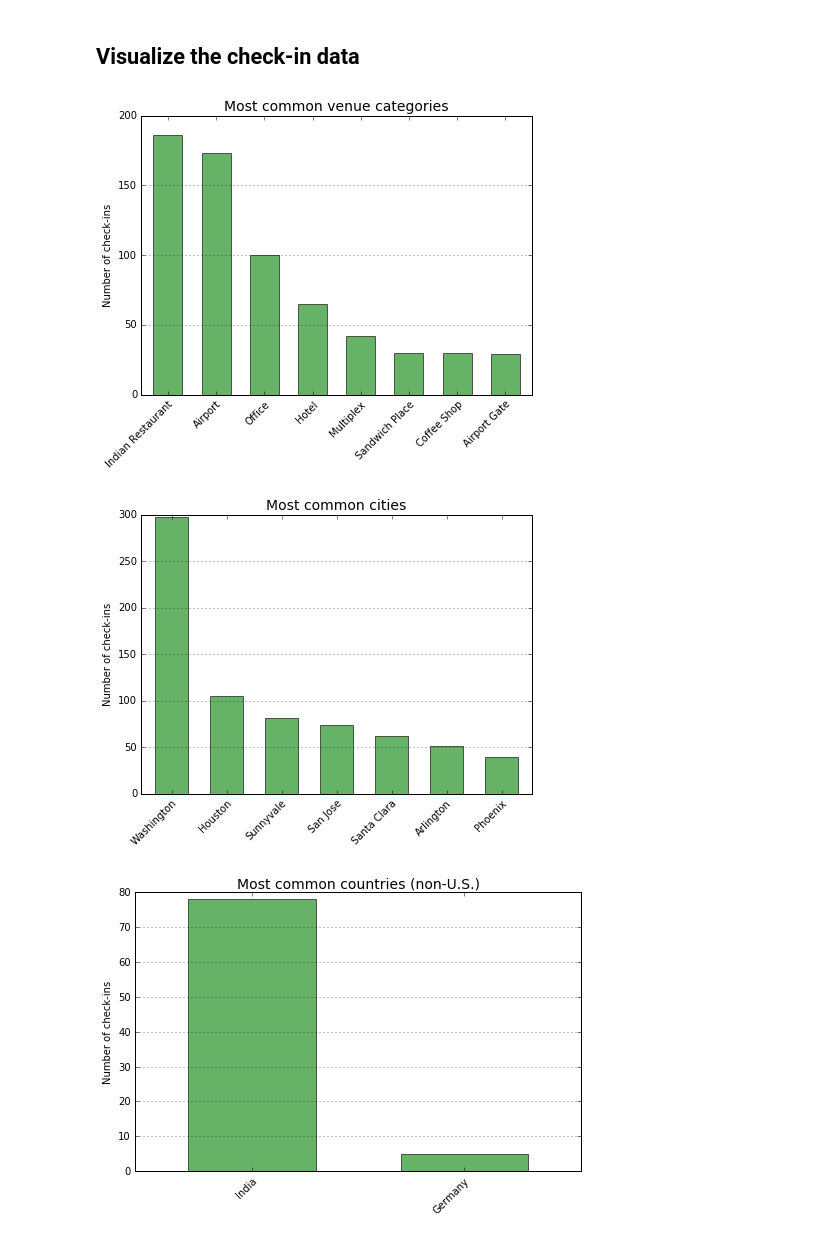
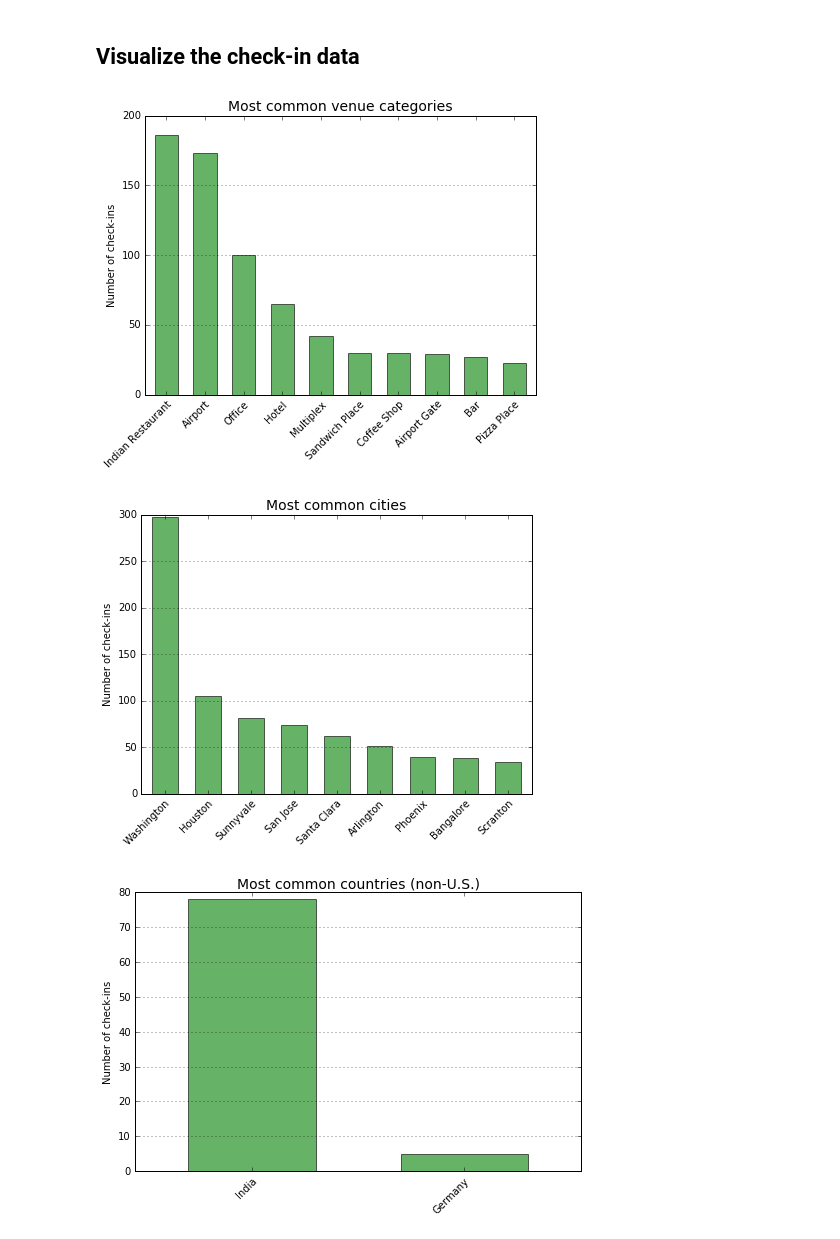
Before and after one commit to maheshpshankar/Data-Science-projects, a Jupyter notebook: data_viz/foursquare-location-history.ipynb, the cells around one changed output. Drawn from its saved outputs; the diff is of its cells as text; code cells hidden in the pictures.

```diff
--- a/data_viz/foursquare-location-history.ipynb
+++ b/data_viz/foursquare-location-history.ipynb
@@ -13,7 +13,7 @@ title_fontsize = 14
 
 url_template = 'https://api.foursquare.com/v2/users/self/checkins?limit=250&oauth_token={}&v=20131026&offset={}'
 
-token = "Enter-your-token-here"
+token = "WLS5XVBO0K235QBSTPZ3TIKFB0I3HWOCN3VHBOSDGOIZHDQT&v=20160411"
 offset = 0
 data = []
 
@@ -82,21 +82,21 @@ df_filtered['hour'] = df_filtered['datetime'].map(lambda x: dt.strptime(x, '%Y-%
 df_filtered['month'] = df_filtered['datetime'].str[0:7]
 # %%
 # most common venue categories
-countdata = df_filtered['category'].value_counts().head(8)
+countdata = df_filtered['category'].value_counts().head(10)
 ax = countdata.plot(kind='bar', figsize=[7, 5], width=0.6, alpha=0.6,
                     color='g', edgecolor='k', grid=False)
 ax.set_xticklabels(countdata.index, rotation=45, rotation_mode='anchor', ha='right')
 ax.yaxis.grid(True)
 ax.set_title('Most common venue categories', fontsize=title_fontsize)
 ax.set_ylabel('Number of check-ins')
 
 plt.savefig('images/foursquare_common_categories.png', dpi=96, bbox_inches='tight')
 plt.show()
 # %% [output]
-[figure, old version]
+[figure, new version]
 # %%
 # most common cities (and drop N/A)
-countdata = df_filtered['city'].value_counts().head(8)
+countdata = df_filtered['city'].value_counts().head(10)
 countdata = countdata.drop('nan', axis=0)
 ax = countdata.plot(kind='bar', figsize=[7, 5], width=0.6, alpha=0.6,
                     color='g', edgecolor='k', grid=False)
@@ -108,7 +108,7 @@ ax.set_ylabel('Number of check-ins')
 plt.savefig('images/foursquare_common_cities.png', dpi=96, bbox_inches='tight')
 plt.show()
 # %% [output]
-[figure, old version]
+[figure, new version]
 # %%
 # most common countries, other than the US
 countdata = df_filtered['country'].value_counts().iloc[1:12]
```
Also changed, not shown: parts of 1 cell of this notebook.
